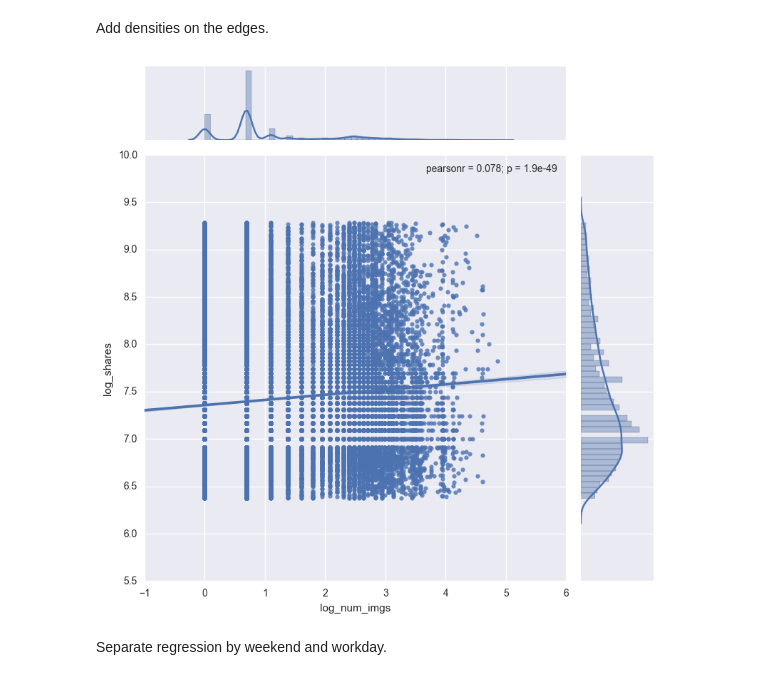
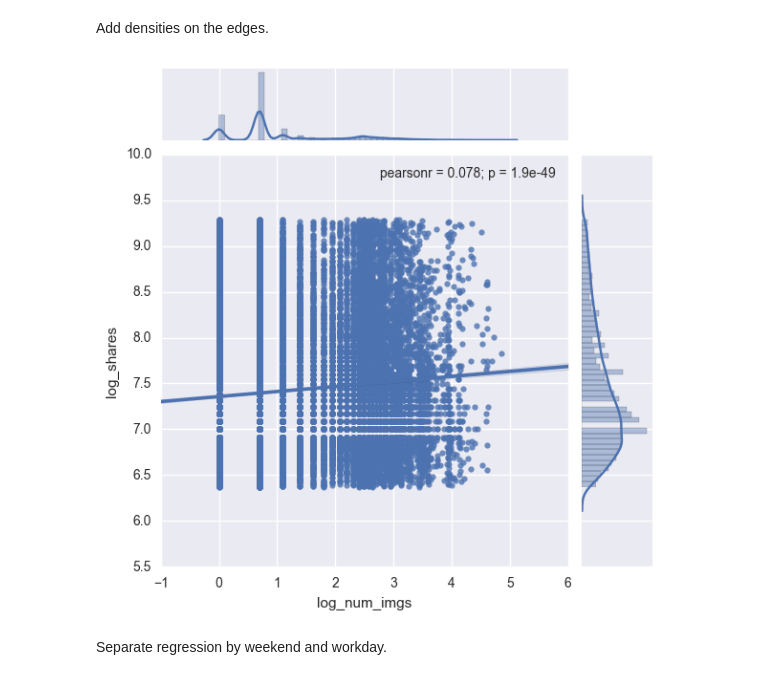
Before and after one commit to khrapovs/dataanalysispython, a Jupyter notebook: lectures/news_popularity.ipynb, the cells around one changed output. Cells and saved outputs as stored; diff of their text form; code cells hidden in the pictures.

```diff
--- a/lectures/news_popularity.ipynb
+++ b/lectures/news_popularity.ipynb
@@ -313,10 +304,10 @@ plt.show()
 Add densities on the edges.
 # %%
 sns.jointplot(x='log_num_imgs', y='log_shares',
-              data=data, size=8, kind='reg')
+              data=data, size=6, kind='reg')
 plt.show()
 # %% [output]
-[figure, old version]
+[figure, new version]
 # %% [markdown]
 Separate regression by weekend and workday.
 # %%
```
Also changed, not shown: parts of 10 cells of this notebook, 1 other file.
